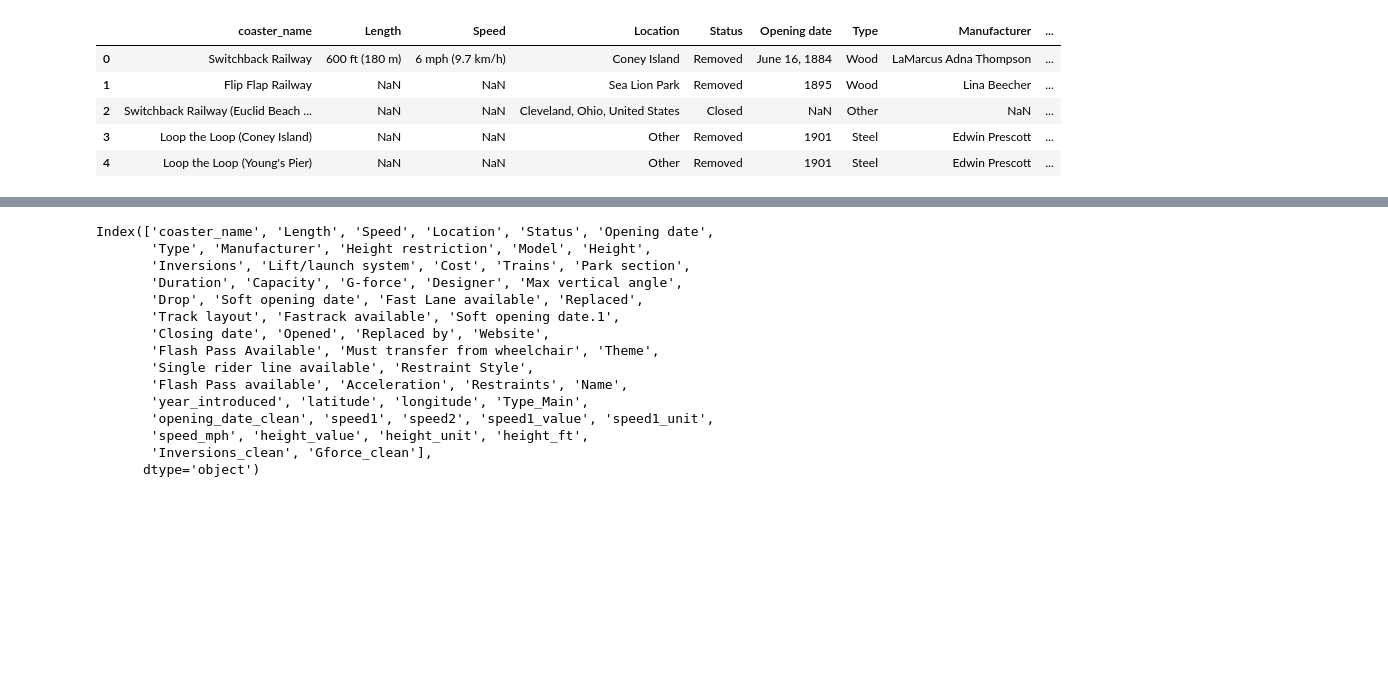
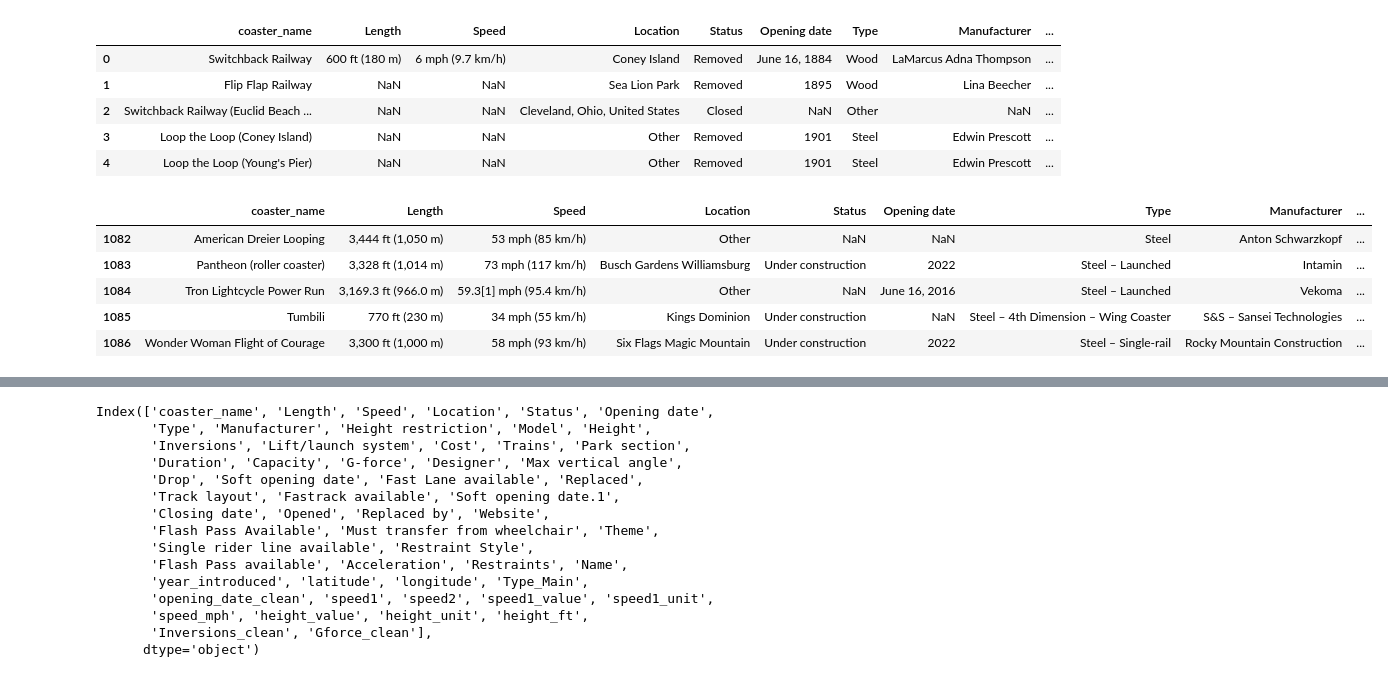
Before and after one commit to jsmid/edu.smid, a Jupyter notebook: rcoster/nb.ipynb, the cells around one changed output, grey strips where cells are left out. Drawn from its saved outputs; the diff is of its cells as text; code cells hidden in the pictures; blank space fills up the shorter version.

```diff
--- a/rcoster/nb.ipynb
+++ b/rcoster/nb.ipynb
@@ -37,3 +37,13 @@ df.head(5)
 | 2 | Switchback Railway (Euclid Beach ... | NaN | NaN | Cleveland, Ohio, United States | Closed | NaN | Other | NaN | ... |
 | 3 | Loop the Loop (Coney Island) | NaN | NaN | Other | Removed | 1901 | Steel | Edwin Prescott | ... |
 | 4 | Loop the Loop (Young's Pier) | NaN | NaN | Other | Removed | 1901 | Steel | Edwin Prescott | ... |
+# %%
+# to show last five rows
+df.tail(5)
+# %% [output]
+|  | coaster_name | Length | Speed | Location | Status | Opening date | Type | Manufacturer | ... |
+| 1082 | American Dreier Looping | 3,444 ft (1,050 m) | 53 mph (85 km/h) | Other | NaN | NaN | Steel | Anton Schwarzkopf | ... |
+| 1083 | Pantheon (roller coaster) | 3,328 ft (1,014 m) | 73 mph (117 km/h) | Busch Gardens Williamsburg | Under construction | 2022 | Steel – Launched | Intamin | ... |
+| 1084 | Tron Lightcycle Power Run | 3,169.3 ft (966.0 m) | 59.3[1] mph (95.4 km/h) | Other | NaN | June 16, 2016 | Steel – Launched | Vekoma | ... |
+| 1085 | Tumbili | 770 ft (230 m) | 34 mph (55 km/h) | Kings Dominion | Under construction | NaN | Steel – 4th Dimension – Wing Coaster | S&S – Sansei Technologies | ... |
+| 1086 | Wonder Woman Flight of Courage | 3,300 ft (1,000 m) | 58 mph (93 km/h) | Six Flags Magic Mountain | Under construction | 2022 | Steel – Single-rail | Rocky Mountain Construction | ... |
```
Also changed, not shown: parts of 5 cells of this notebook.
